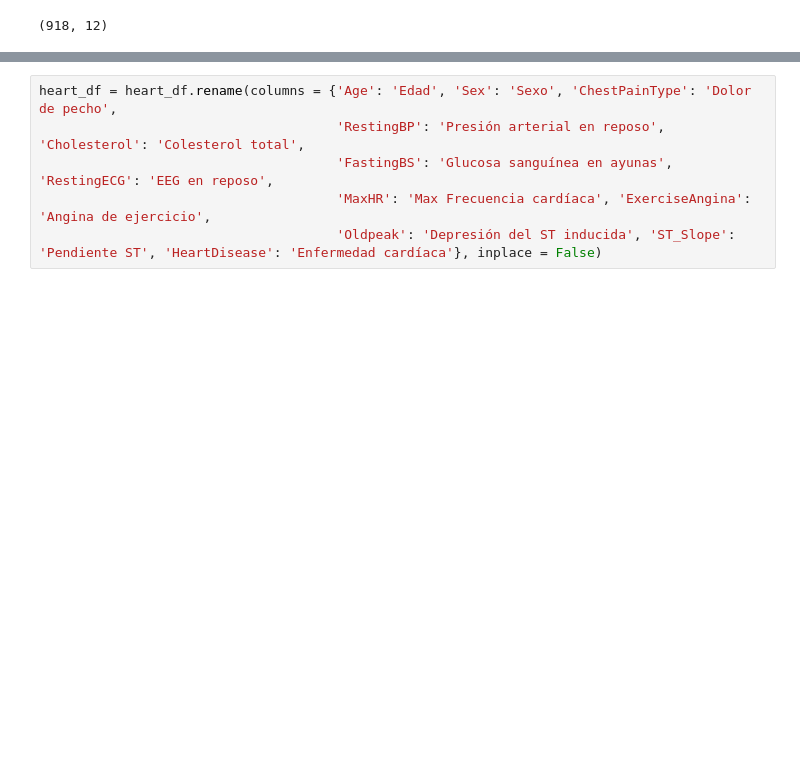
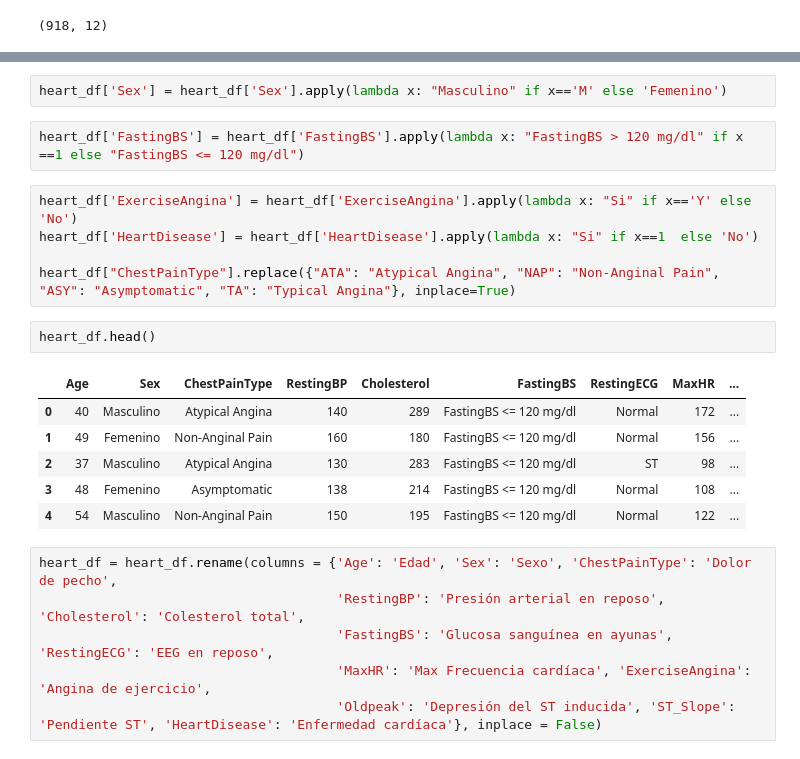
Before and after one commit to freddy120/heartfailure_vys, a Jupyter notebook: Proyecto_Final_VyS.ipynb, the cells around one changed output, grey strips where cells are left out. Saved outputs shown, nothing was run; the diff lists cells and outputs as text; blank space fills up the shorter version.

```diff
--- a/Proyecto_Final_VyS.ipynb
+++ b/Proyecto_Final_VyS.ipynb
@@ -126,3 +135,21 @@ heart_df.shape
+# %%
+heart_df['Sex'] = heart_df['Sex'].apply(lambda x: "Masculino" if x=='M' else 'Femenino')
+# %%
+heart_df['FastingBS'] = heart_df['FastingBS'].apply(lambda x: "FastingBS > 120 mg/dl" if x ==1 else "FastingBS <= 120 mg/dl")
+# %%
+heart_df['ExerciseAngina'] = heart_df['ExerciseAngina'].apply(lambda x: "Si" if x=='Y' else 'No')
+heart_df['HeartDisease'] = heart_df['HeartDisease'].apply(lambda x: "Si" if x==1  else 'No')
+
+heart_df["ChestPainType"].replace({"ATA": "Atypical Angina", "NAP": "Non-Anginal Pain", "ASY": "Asymptomatic", "TA": "Typical Angina"}, inplace=True)
+# %%
+heart_df.head()
+# %% [output]
+|  | Age | Sex | ChestPainType | RestingBP | Cholesterol | FastingBS | RestingECG | MaxHR | ... |
+| 0 | 40 | Masculino | Atypical Angina | 140 | 289 | FastingBS <= 120 mg/dl | Normal | 172 | ... |
+| 1 | 49 | Femenino | Non-Anginal Pain | 160 | 180 | FastingBS <= 120 mg/dl | Normal | 156 | ... |
+| 2 | 37 | Masculino | Atypical Angina | 130 | 283 | FastingBS <= 120 mg/dl | ST | 98 | ... |
+| 3 | 48 | Femenino | Asymptomatic | 138 | 214 | FastingBS <= 120 mg/dl | Normal | 108 | ... |
+| 4 | 54 | Masculino | Non-Anginal Pain | 150 | 195 | FastingBS <= 120 mg/dl | Normal | 122 | ... |
 # %%
 heart_df = heart_df.rename(columns = {'Age': 'Edad', 'Sex': 'Sexo', 'ChestPainType': 'Dolor de pecho',
                                       'RestingBP': 'Presión arterial en reposo', 'Cholesterol': 'Colesterol total',
```
Also changed, not shown: parts of 2 cells of this notebook.
